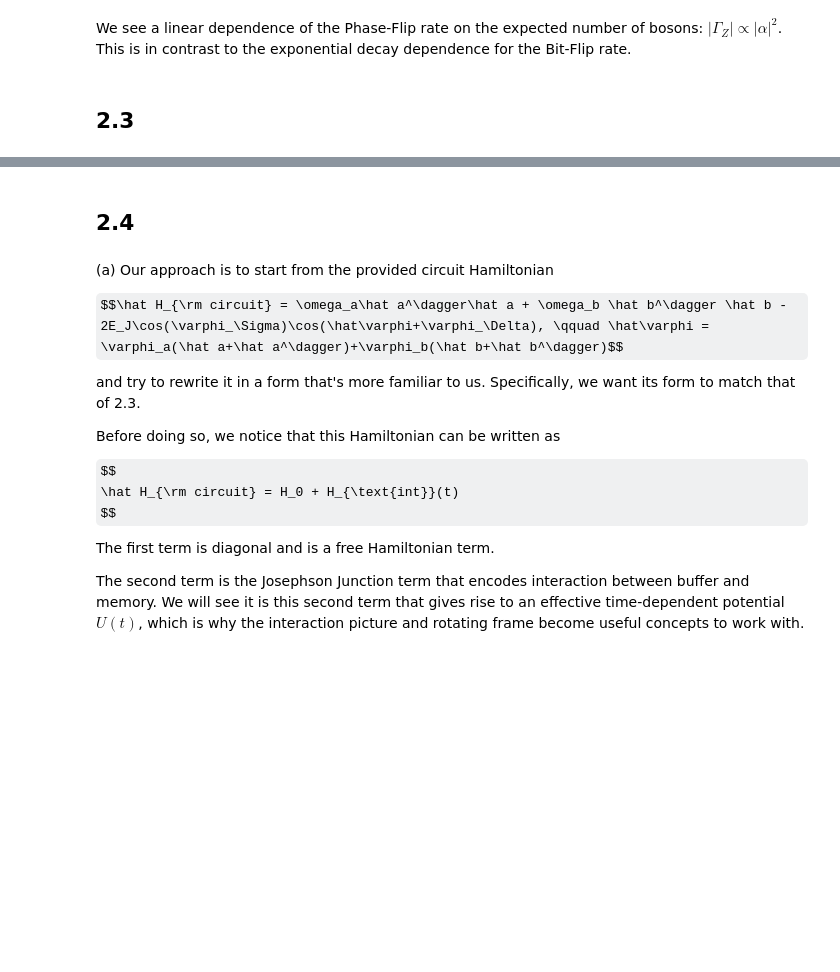
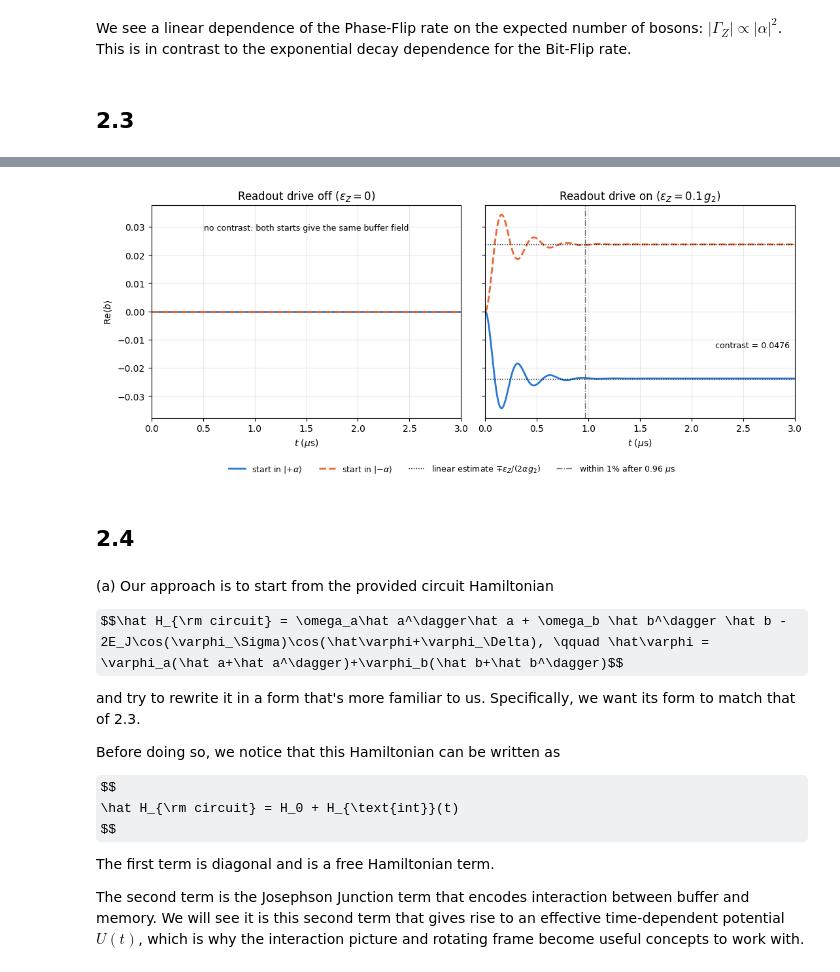
Before and after one commit to peternguyen3/Alice-and-Bob-Duke-Hack-2026, a Jupyter notebook: main.ipynb, the cells around one changed output, grey strips where cells are left out. Saved outputs shown, nothing was run; the diff lists cells and outputs as text; code cells hidden in the pictures; some formulas as TeX source; blank space fills up the shorter version.

```diff
--- a/main.ipynb
+++ b/main.ipynb
@@ -607,3 +607,74 @@ $$
 We see a linear dependence of the Phase-Flip rate on the expected number of bosons: $|\Gamma_Z| \propto |\alpha|^2$. This is in contrast to the exponential decay dependence for the Bit-Flip rate.
 # %% [markdown]
 ## 2.3
+# %%
+import numpy as np
+import jax.numpy as jnp
+import dynamiqs as dq
+import matplotlib.pyplot as plt
+
+dq.set_precision("double")
+
+g2 = 2 * np.pi * 0.763
+kappa_b = 2 * np.pi * 2.6
+kappa_a = 2 * np.pi * 9.3e-3
+alpha = 2.1
+eps_d = alpha**2 * g2
+eps_Z = 0.1 * g2
+
+t = np.linspace(0.0, 3.0, 601)
+method = dq.method.Tsit5(rtol=1e-8, atol=1e-10)
+
+
+def buffer_field(eps, sign, Na=24, Nb=6):
+    a, b = dq.destroy(Na, Nb)
+    H = g2 * (a @ a @ b.dag()) + g2 * (a.dag() @ a.dag() @ b) - eps_d * (b + b.dag()) + eps * (a + a.dag())
+    jump_ops = [jnp.sqrt(kappa_b) * b, jnp.sqrt(kappa_a) * a]
+    psi0 = dq.tensor(dq.coherent(Na, sign * alpha), dq.fock(Nb, 0))
+    result = dq.mesolve(H, jump_ops, psi0, t, exp_ops=[b], method=method, progress_meter=False)
+    return np.asarray(result.expects[0])
+
+
+runs = {(eps, sign): buffer_field(eps, sign) for eps in (0.0, eps_Z) for sign in (+1, -1)}
+
+for (eps, sign), b in runs.items():
+    start = "+alpha" if sign > 0 else "-alpha"
+    print(f"eps_Z = {eps / g2:.1f} g2, start {start}: <b>_ss = {b[-1].real:+.5f} {b[-1].imag:+.5f}i")
+
+b_lin = eps_Z / (2 * alpha * g2)
+b_plus = runs[(eps_Z, +1)].real
+b_minus = runs[(eps_Z, -1)].real
+print(f"Linear estimate: Re<b>_ss = -/+{b_lin:.5f}, ratio simulated/estimate = {b_plus[-1] / -b_lin:.4f}")
+print(f"Readout contrast Re<b>(-alpha) - Re<b>(+alpha) = {b_minus[-1] - b_plus[-1]:.5f}")
+
+ss = b_plus[-1]
+overshoot = np.max(np.abs(b_plus)) / abs(ss) - 1
+t_peak = t[np.argmax(np.abs(b_plus))]
+t_settle = t[np.nonzero(np.abs(b_plus - ss) > 0.01 * abs(ss))[0][-1] + 1]
+print(f"First overshoot {100 * overshoot:.0f}% at t = {t_peak:.3f} us; within 1% of final value after t = {t_settle:.2f} us")
+
+for eps in (0.0, eps_Z):
+    change = np.max(np.abs(buffer_field(eps, +1, Na=32, Nb=8) - runs[(eps, +1)]))
+    print(f"Convergence, eps_Z = {eps / g2:.1f} g2: max |<b>(Na=32,Nb=8) - <b>(Na=24,Nb=6)| = {change:.1e}")
+
+fig, axes = plt.subplots(1, 2, figsize=(11, 4.6), sharey=True)
+titles = [r"Readout drive off ($\epsilon_Z = 0$)", r"Readout drive on ($\epsilon_Z = 0.1\,g_2$)"]
+for ax, eps, title in zip(axes, (0.0, eps_Z), titles):
+    ax.plot(t, runs[(eps, +1)].real, color="#2a78d6", lw=2, label=r"start in $|{+}\alpha\rangle$")
+    ax.plot(t, runs[(eps, -1)].real, color="#eb6834", lw=2, ls="--", label=r"start in $|{-}\alpha\rangle$")
+    ax.set_title(title)
+    ax.set_xlabel(r"$t$ ($\mu$s)")
+    ax.set_xlim(0, 3)
+    ax.grid(alpha=0.3)
+axes[0].set_ylabel(r"Re$\langle b\rangle$")
+axes[0].text(0.5, 0.88, "no contrast: both starts give the same buffer field",
+             transform=axes[0].transAxes, ha="center", fontsize=9)
+axes[1].axhline(-b_lin, color="k", ls=":", lw=1, label=r"linear estimate $\mp\epsilon_Z/(2\alpha g_2)$")
+axes[1].axhline(b_lin, color="k", ls=":", lw=1)
+axes[1].axvline(t_settle, color="0.4", ls="-.", lw=1, label=rf"within 1% after {t_settle:.2f} $\mu$s")
+axes[1].text(2.95, -0.012, f"contrast = {b_minus[-1] - b_plus[-1]:.4f}", ha="right", va="center", fontsize=9)
+fig.legend(*axes[1].get_legend_handles_labels(), loc="lower center", ncol=4, fontsize=9, frameon=False)
+fig.tight_layout(rect=(0, 0.07, 1, 1))
+fig.savefig("task23_readout.png", dpi=160)
+print("Saved task23_readout.png")
+# %% [output]
@@ -610,3 +691,4 @@ We see a linear dependence of the Phase-Flip rate on the expected number of boso
+[figure, added]
 # %% [markdown]
 ## 2.4
 # %% [markdown]
```
Also changed, not shown: parts of 1 cell of this notebook, 2 other files.
